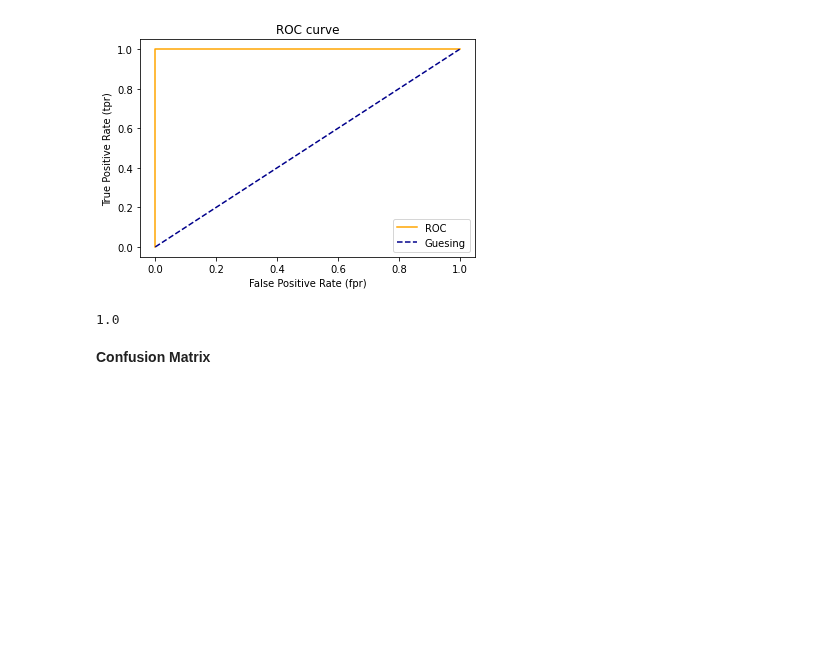
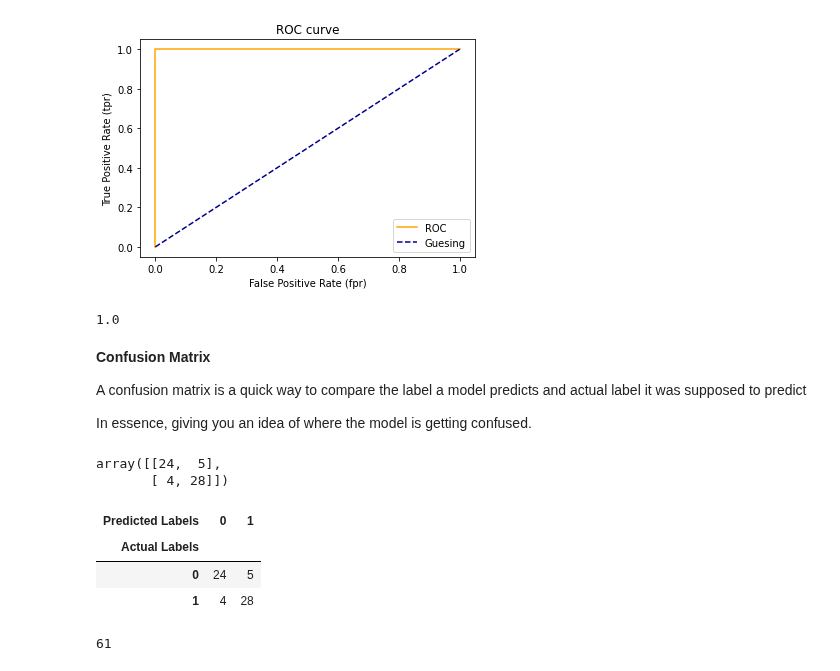
Before and after one commit to akshatz/dataScienceTutorial, a Jupyter notebook: introductionToScikitLearn.ipynb, the cells around one changed output. Saved outputs shown, nothing was run; the diff lists cells and outputs as text; code cells hidden in the pictures; blank space fills up the shorter version.

```diff
--- a/introductionToScikitLearn.ipynb
+++ b/introductionToScikitLearn.ipynb
@@ -1039,5 +1310,33 @@ plotRocCurve(fpr,tpr)
 roc_auc_score(yTest, yTest)
 # %% [output]
 1.0
-# %% [markdown]
-**Confusion Matrix**
+# %% [markdown]
+**Confusion Matrix**
+
+A confusion matrix is a quick way to compare the label a model predicts and actual label it was supposed to predict
+
+In essence, giving you an idea of where the model is getting confused.
+# %%
+from sklearn.metrics import confusion_matrix
+
+yPreds = clf.predict(XTest)
+
+confusion_matrix(yTest, yPreds)
+# %% [output]
+array([[24,  5],
+       [ 4, 28]])
+# %%
+# Visualize confusion matrix with pd.crosstab()
+pd.crosstab(yTest,
+           yPreds,
+           rownames=["Actual Labels"],
+           colnames=["Predicted Labels"])
+# %% [output]
+| Predicted Labels | 0 | 1 |
+| Actual Labels |  |  |
+| 0 | 24 | 5 |
+| 1 | 4 | 28 |
+# %%
+24 + 5 + 4 + 28
+# %% [output]
+61
```
Also changed, not shown: parts of 68 cells of this notebook.
